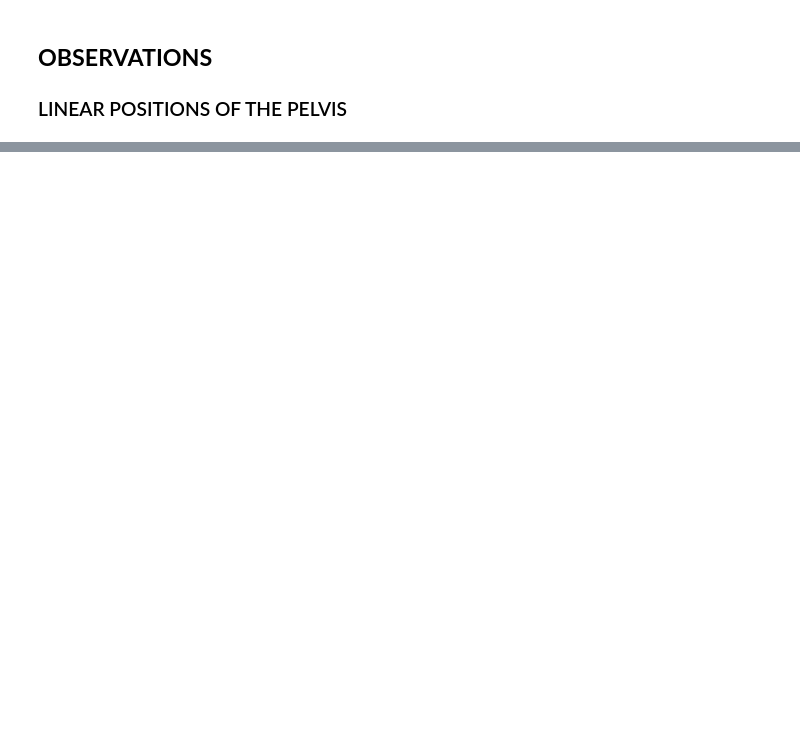
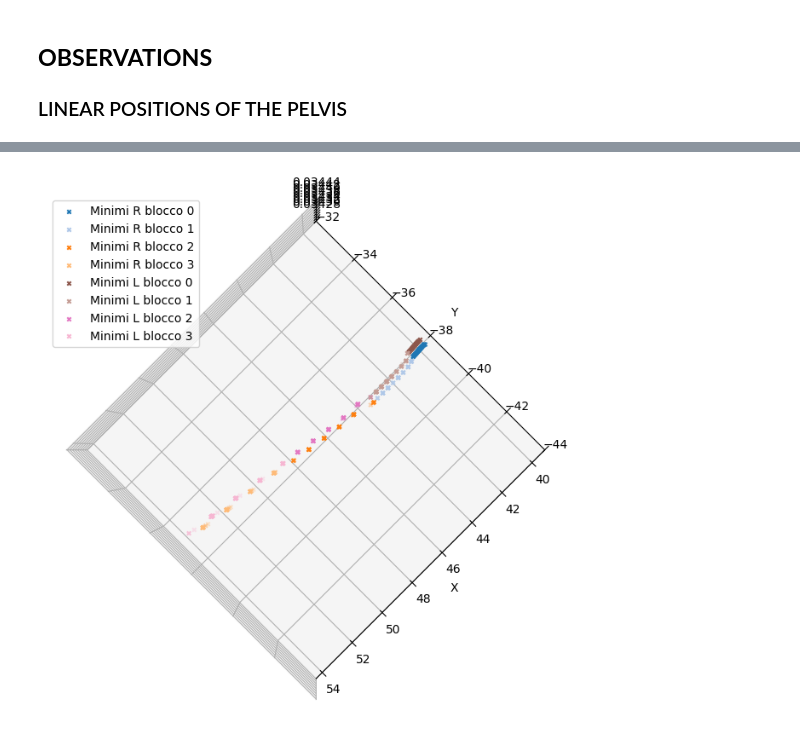
Before and after one commit to AndreaDiBenedett0/IsaacLab_fork, a Jupyter notebook: tools/statistics.ipynb, the cells around one changed output, grey strips where cells are left out. Drawn from its saved outputs; the diff is of its cells as text; code cells hidden in the pictures; blank space fills up the shorter version.

```diff
--- a/tools/statistics.ipynb
+++ b/tools/statistics.ipynb
@@ -546,0 +554,90 @@ plt.show()
+# %%
+import matplotlib.pyplot as plt
+import torch
+
+# -----------------------------------------------------
+# Funzione per trovare i minimi locali su un vettore 1D
+# -----------------------------------------------------
+def local_minima_indices(x):
+    return torch.where(
+        (x[1:-1] < x[:-2]) & (x[1:-1] < x[2:]) & (x[1:-1] < 0.05)
+    )[0] + 1
+
+
+# -----------------------------------------------------
+# Coordinate piedi
+# -----------------------------------------------------
+traj1 = foot_pos_r[env_id,:,:].squeeze(0)
+traj2 = foot_pos_l[env_id,:,:].squeeze(0)
+
+x1, y1, z1 = traj1[:, 0], traj1[:, 1], traj1[:, 2]
+x2, y2, z2 = traj2[:, 0], traj2[:, 1], traj2[:, 2]
+
+min_idx1 = local_minima_indices(z1)
+min_idx2 = local_minima_indices(z2)
+
+# -----------------------------------------------------
+# Funzione per dividere gli indici in blocchi da N timestep
+# -----------------------------------------------------
+def split_by_timestep(indices, block_size):
+    blocks = []
+    current = []
+
+    for idx in indices:
+        if len(current) == 0:
+            current.append(idx)
+        else:
+            # se è nello stesso blocco temporale, aggiungilo
+            if (idx // block_size) == (current[0] // block_size):
+                current.append(idx)
+            else:
+                blocks.append(current)
+                current = [idx]
+
+    if len(current) > 0:
+        blocks.append(current)
+
+    return blocks
+
+
+# Suddividi in blocchi da 250 timestep
+blocks1 = split_by_timestep(min_idx1, 250)
+blocks2 = split_by_timestep(min_idx2, 250)
+
+# Colori automatici
+colors = plt.cm.tab20
+
+# -----------------------------------------------------
+# Plot
+# -----------------------------------------------------
+fig = plt.figure(figsize=(12, 8))
+ax = fig.add_subplot(111, projection='3d')
+
+# Plotta traiettorie (se vuoi vederle)
+# ax.plot(x1, y1, z1, color='blue', alpha=0.3)
+# ax.plot(x2, y2, z2, color='orange', alpha=0.3)
+
+# Plotta i minimi per blocchi
+for i, block in enumerate(blocks1):
+    idxs = torch.tensor(block)
+    ax.scatter(x1[idxs], y1[idxs], z1[idxs],
+               color=colors(i % 20),
+               s=10, marker='x',
+               label=f"Minimi R blocco {i}")
+
+for i, block in enumerate(blocks2):
+    idxs = torch.tensor(block)
+    ax.scatter(x2[idxs], y2[idxs], z2[idxs],
+               color=colors((i+10) % 20),
+               s=10, marker='x',
+               label=f"Minimi L blocco {i}")
+
+ax.set_xlabel("X")
+ax.set_ylabel("Y")
+ax.set_zlabel("Z")
+ax.set_ylim((-32, -44))
+ax.view_init(elev=90, azim=45)
+ax.legend()
+plt.show()
+# %% [output]
+[figure, added]
```
Also changed, not shown: parts of 26 cells of this notebook, 6 other files.
